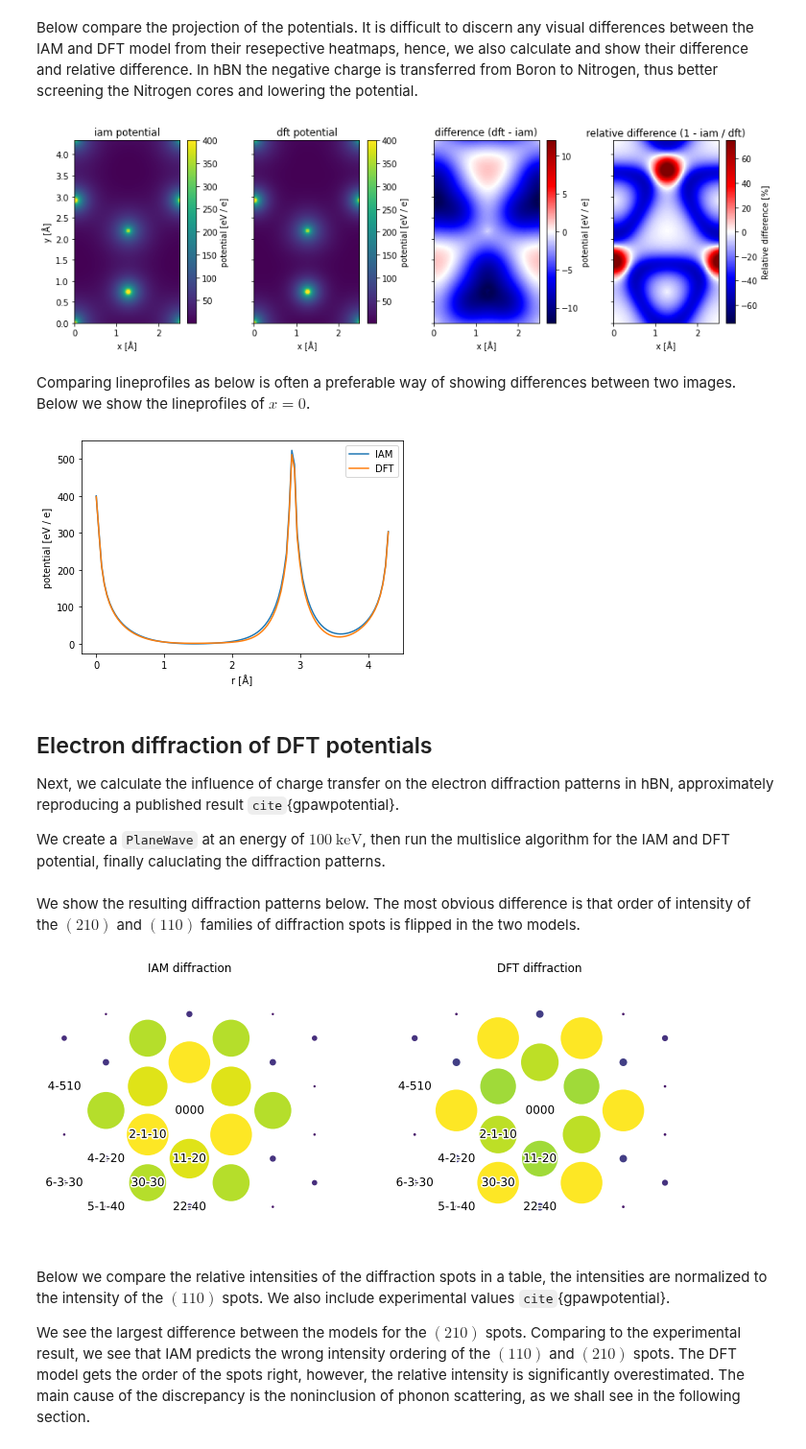
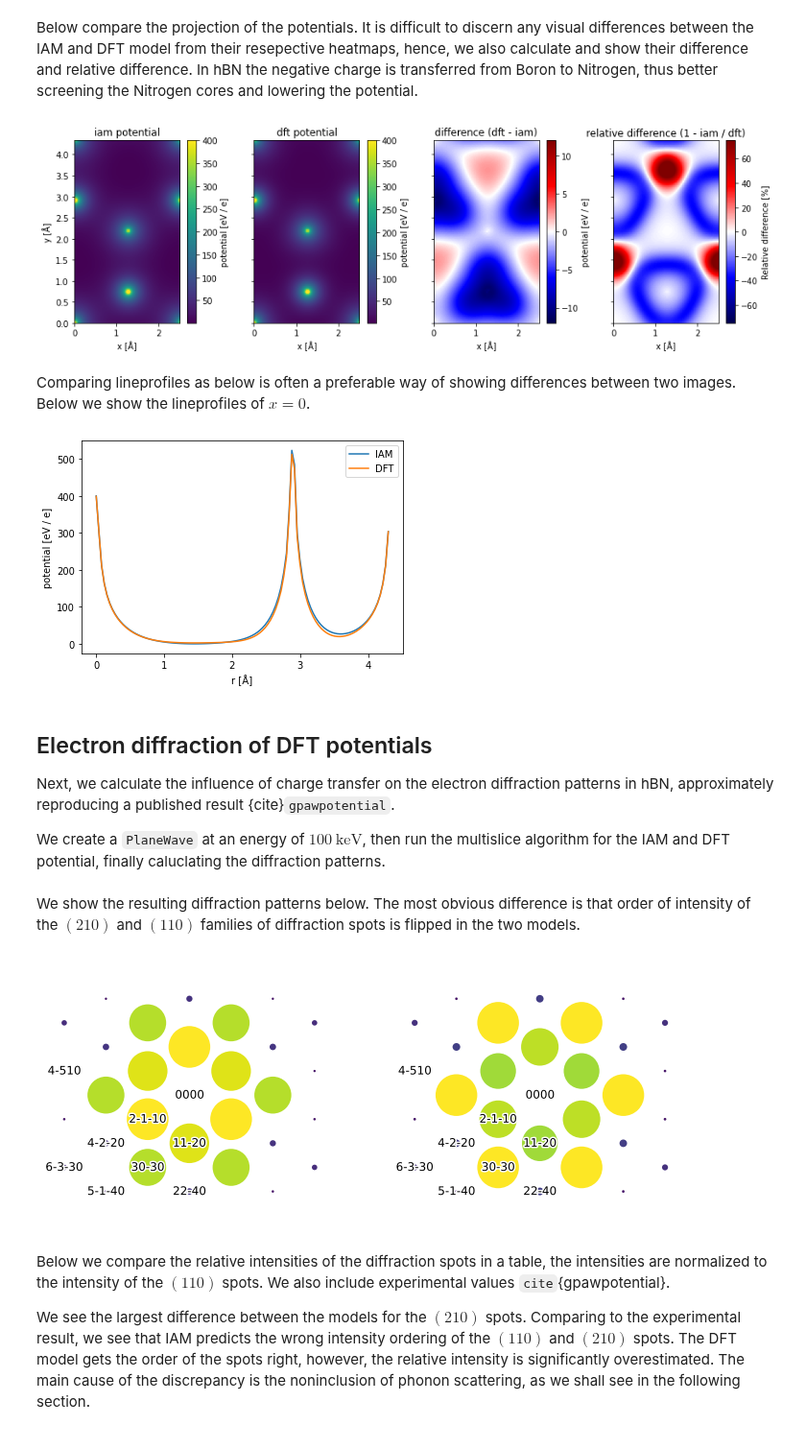
Before and after one commit to abTEM/doc, a Jupyter notebook: docs/user_guide/walkthrough/charge_density.ipynb, the cells around one changed output. Shown at 96% size. Saved outputs shown, nothing was run; the diff lists cells and outputs as text; code cells hidden in the pictures.

```diff
--- a/docs/user_guide/walkthrough/charge_density.ipynb
+++ b/docs/user_guide/walkthrough/charge_density.ipynb
@@ -53,7 +47,3 @@ your workflow will often require exporting the DFT calculation to a file, then i
-# %%
-gpaw.write("hbn.gpw")
-
-gpaw = GPAW("hbn.gpw", txt=None)
 # %% [markdown]
 ## Using the GPAW potential in abTEM
 
@@ -119,7 +109,7 @@ relative_difference.show(
     title="relative difference (1 - iam / dft)",
 );
 # %% [output]
-[figure, old version]
+[figure, new version]
 # %% [markdown]
 Comparing lineprofiles as below is often a preferable way of showing differences between two images. Below we show the lineprofiles of $x=0$.
 # %%
@@ -133,11 +123,11 @@ dft_line = projected_potential_dft.interpolate_line(
 
 abtem.stack([iam_line, dft_line], ("IAM", "DFT")).show();
 # %% [output]
-[figure, old version]
+[figure, new version]
 # %% [markdown]
 ## Electron diffraction of DFT potentials
 
-Next, we calculate the influence of charge transfer on the electron diffraction patterns in hBN, approximately reproducing a published result `cite`{gpawpotential}.
+Next, we calculate the influence of charge transfer on the electron diffraction patterns in hBN, approximately reproducing a published result {cite}`gpawpotential`.
 
 We create a `PlaneWave` at an energy of $100 \ \mathrm{keV}$, then run the multislice algorithm for the IAM and DFT potential, finally caluclating the diffraction patterns.
 # %%
@@ -156,16 +146,15 @@ diffraction_dft = (
 # %% [markdown]
 We show the resulting diffraction patterns below. The most obvious difference is that order of intensity of the $(210)$ and $(110)$ families of diffraction spots is flipped in the two models.
 # %%
+diffraction_spots_iam = diffraction_iam.index_diffraction_spots(cell=atoms.cell)
+diffraction_spots_dft = diffraction_dft.index_diffraction_spots(cell=atoms.cell)
+
 fig, (ax1, ax2) = plt.subplots(1, 2, figsize=(12, 5))
 
-plot_diffraction_pattern(
-    diffraction_iam, atoms.cell, ax=ax1, title="IAM diffraction", intensity_split=0.01
-)
-plot_diffraction_pattern(
-    diffraction_dft, atoms.cell, ax=ax2, title="DFT diffraction", intensity_split=0.01
-);
+diffraction_spots_iam.show(ax=ax1, divide_threshold=0.01)
+diffraction_spots_dft.show(ax=ax2, divide_threshold=0.01);
 # %% [output]
-[figure, old version]
+[figure, new version]
 # %% [markdown]
 Below we compare the relative intensities of the diffraction spots in a table, the intensities are normalized to the intensity of the $(110)$ spots. We also include experimental values `cite`{gpawpotential}.
 
```
Also changed, not shown: parts of 5 cells of this notebook, 8 other files.
